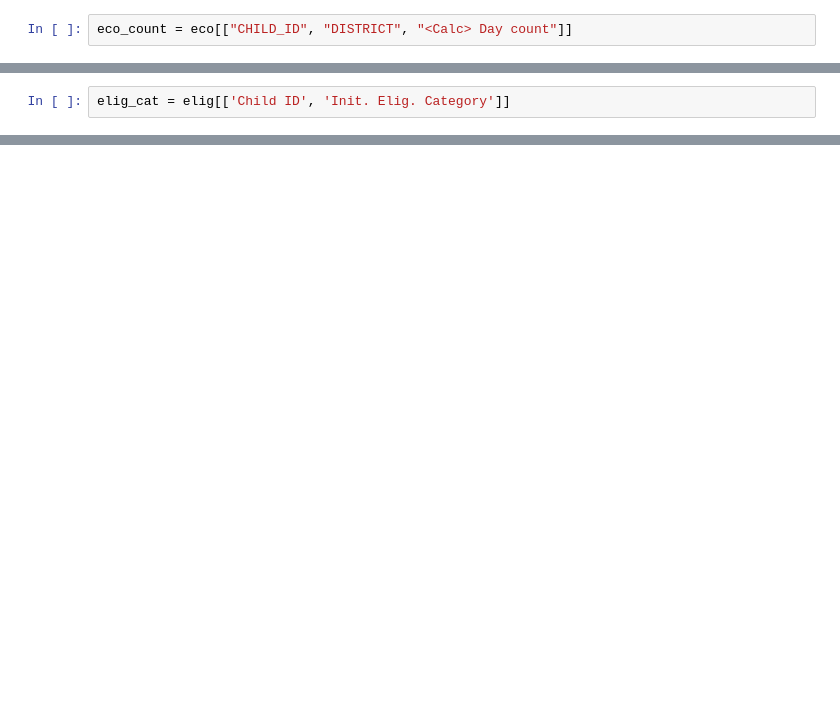
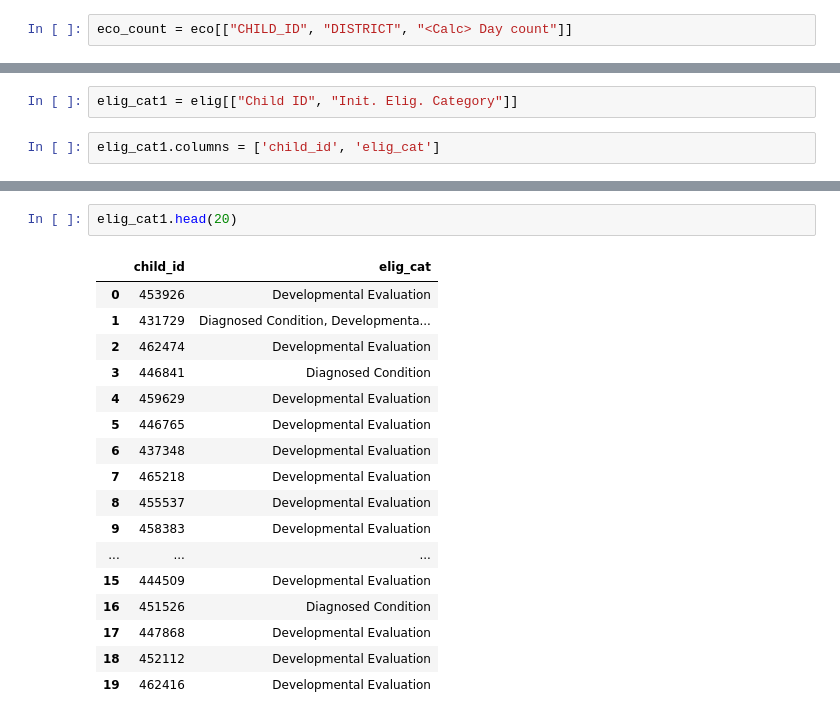
Before and after one commit to jwhankins177/Tennessee-Early-Intervention-System, a Jupyter notebook: notebooks/JH_notebook.ipynb, the cells around one changed output, grey strips where cells are left out. Saved outputs shown, nothing was run; the diff lists cells and outputs as text; blank space fills up the shorter version.

```diff
--- a/notebooks/JH_notebook.ipynb
+++ b/notebooks/JH_notebook.ipynb
@@ -32,2 +144,4 @@ With Child ID, Elig Category, Day Count
 # %%
-elig_cat = elig[['Child ID', 'Init. Elig. Category']]
+elig_cat1 = elig[["Child ID", "Init. Elig. Category"]]
+# %%
+elig_cat1.columns = ['child_id', 'elig_cat']
@@ -33,0 +160,20 @@ elig_cat = elig[['Child ID', 'Init. Elig. Category']]
+# %%
+elig_cat1.head(20)
+# %% [output]
+|  | child_id | elig_cat |
+| 0 | 453926 | Developmental Evaluation |
+| 1 | 431729 | Diagnosed Condition, Developmenta... |
+| 2 | 462474 | Developmental Evaluation |
+| 3 | 446841 | Diagnosed Condition |
+| 4 | 459629 | Developmental Evaluation |
+| 5 | 446765 | Developmental Evaluation |
+| 6 | 437348 | Developmental Evaluation |
+| 7 | 465218 | Developmental Evaluation |
+| 8 | 455537 | Developmental Evaluation |
+| 9 | 458383 | Developmental Evaluation |
+| ... | ... | ... |
+| 15 | 444509 | Developmental Evaluation |
+| 16 | 451526 | Diagnosed Condition |
+| 17 | 447868 | Developmental Evaluation |
+| 18 | 452112 | Developmental Evaluation |
+| 19 | 462416 | Developmental Evaluation |
```
Also changed, not shown: parts of 12 cells of this notebook.
